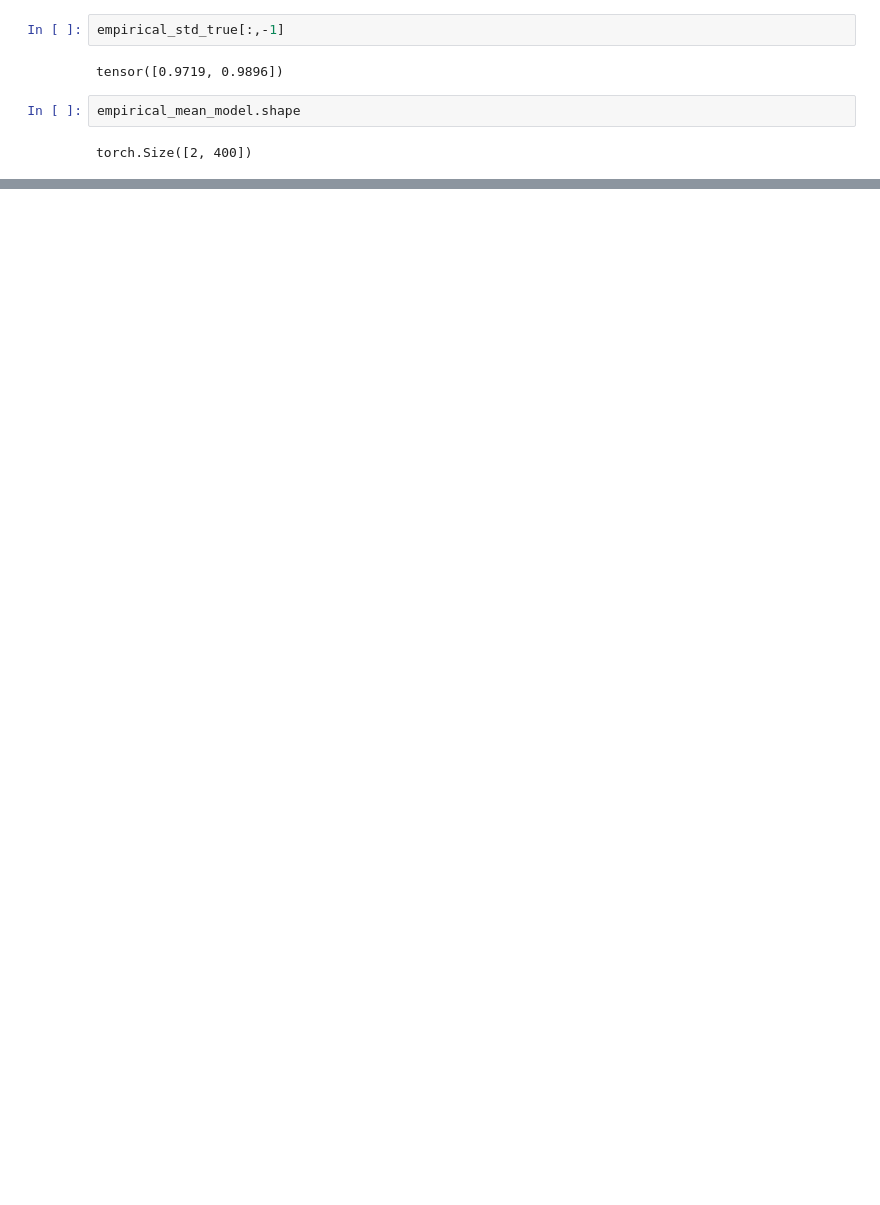
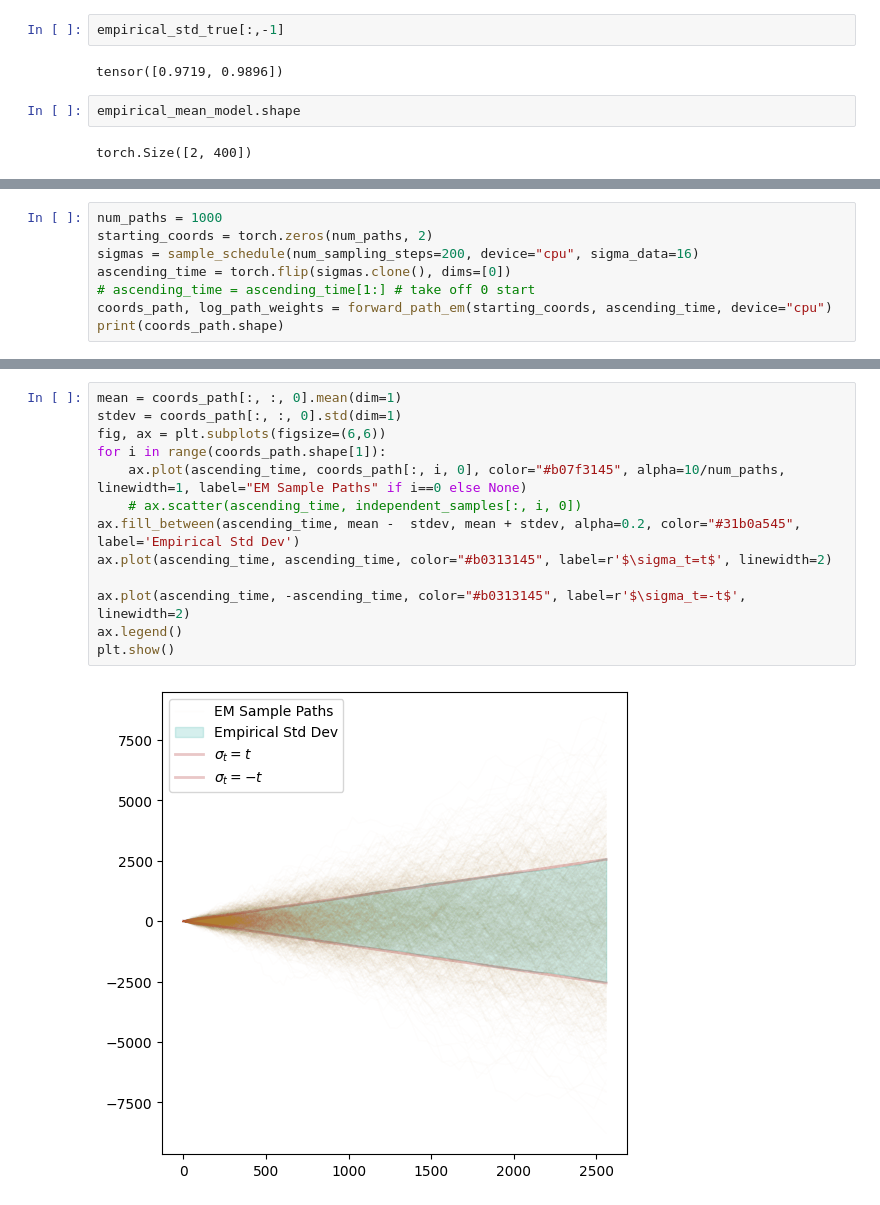
Before and after one commit to EthanZ0524/boltz-likelihoods, a Jupyter notebook: notebooks/sde_estimator.ipynb, the cells around one changed output, grey strips where cells are left out. Drawn from its saved outputs; the diff is of its cells as text; blank space fills up the shorter version.

```diff
--- a/notebooks/sde_estimator.ipynb
+++ b/notebooks/sde_estimator.ipynb
@@ -767,0 +1088,8 @@ torch.Size([2, 400])
+# %%
+num_paths = 1000
+starting_coords = torch.zeros(num_paths, 2)
+sigmas = sample_schedule(num_sampling_steps=200, device="cpu", sigma_data=16)
+ascending_time = torch.flip(sigmas.clone(), dims=[0])
+# ascending_time = ascending_time[1:] # take off 0 start
+coords_path, log_path_weights = forward_path_em(starting_coords, ascending_time, device="cpu")
+print(coords_path.shape)
@@ -767,0 +1099,15 @@ torch.Size([2, 400])
+# %%
+mean = coords_path[:, :, 0].mean(dim=1)
+stdev = coords_path[:, :, 0].std(dim=1)
+fig, ax = plt.subplots(figsize=(6,6))
+for i in range(coords_path.shape[1]):
+    ax.plot(ascending_time, coords_path[:, i, 0], color="#b07f3145", alpha=10/num_paths, linewidth=1, label="EM Sample Paths" if i==0 else None)
+    # ax.scatter(ascending_time, independent_samples[:, i, 0])
+ax.fill_between(ascending_time, mean -  stdev, mean + stdev, alpha=0.2, color="#31b0a545", label='Empirical Std Dev')
+ax.plot(ascending_time, ascending_time, color="#b0313145", label=r'$\sigma_t=t$', linewidth=2)
+
+ax.plot(ascending_time, -ascending_time, color="#b0313145", label=r'$\sigma_t=-t$', linewidth=2)
+ax.legend()
+plt.show()
+# %% [output]
+[figure, added]
```
Also changed, not shown: parts of 15 cells of this notebook.
